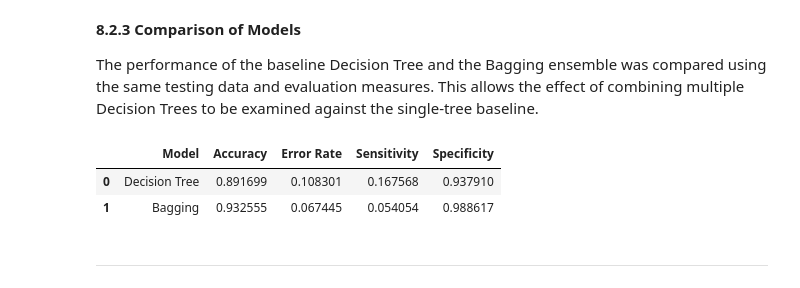
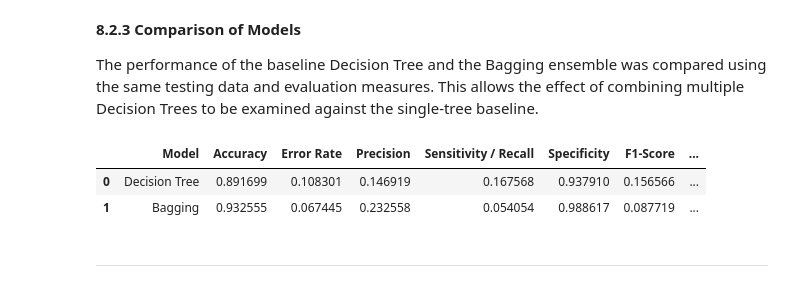
Before and after one commit to azhar-paraouty/vehicle-insurance-fraud-analysis, a Jupyter notebook: vehicle_insurance_fraud_analysis.ipynb, the cells around one changed output. Cells and saved outputs as stored; diff of their text form; code cells hidden in the pictures.

```diff
--- a/vehicle_insurance_fraud_analysis.ipynb
+++ b/vehicle_insurance_fraud_analysis.ipynb
@@ -1640,13 +1675,35 @@ TN, FP, FN, TP = cm_bagging.ravel()
 
 accuracy_bagging = (TP + TN) / (TP + TN + FP + FN)
 error_rate_bagging = (FP + FN) / (TP + TN + FP + FN)
-sensitivity_bagging = TP / (TP + FN)
+
+precision_bagging = TP / (TP + FP)
+
+sensitivity_bagging = TP / (TP + FN)  # Recall / Sensitivity
+
 specificity_bagging = TN / (TN + FP)
+
+f1_bagging = (2 * precision_bagging * sensitivity_bagging / (precision_bagging + sensitivity_bagging))
+
+false_positive_rate_bagging = FP / (FP + TN)
+
+false_negative_rate_bagging = FN / (FN + TP)
+
+
+print(f"True Positives (TP): {TP}")
+print(f"True Negatives (TN): {TN}")
+print(f"False Positives (FP): {FP}")
+print(f"False Negatives (FN): {FN}")
+
+print()
 
 print(f"Accuracy: {accuracy_bagging:.4f} ({accuracy_bagging * 100:.2f}%)")
 print(f"Error Rate: {error_rate_bagging:.4f} ({error_rate_bagging * 100:.2f}%)")
-print(f"Sensitivity: {sensitivity_bagging:.4f} ({sensitivity_bagging * 100:.2f}%)")
+print(f"Precision: {precision_bagging:.4f} ({precision_bagging * 100:.2f}%)")
+print(f"Sensitivity / Recall: {sensitivity_bagging:.4f} ({sensitivity_bagging * 100:.2f}%)")
 print(f"Specificity: {specificity_bagging:.4f} ({specificity_bagging * 100:.2f}%)")
+print(f"F1-Score: {f1_bagging:.4f} ({f1_bagging * 100:.2f}%)")
+print(f"False Positive Rate: {false_positive_rate_bagging:.4f} ({false_positive_rate_bagging * 100:.2f}%)")
+print(f"False Negative Rate: {false_negative_rate_bagging:.4f} ({false_negative_rate_bagging * 100:.2f}%)")
 # %% [output]
 [[2866   33]
  [ 175   10]]
@@ -1662,19 +1728,23 @@ The performance of the baseline Decision Tree and the Bagging ensemble was compa
 # %%
 # Compare Decision Tree and Bagging performance
 
 model_comparison = pd.DataFrame({
   "Model": ["Decision Tree", "Bagging"],
   "Accuracy": [accuracy_dt, accuracy_bagging],
   "Error Rate": [error_rate_dt, error_rate_bagging],
-  "Sensitivity": [sensitivity_dt, sensitivity_bagging],
-  "Specificity": [specificity_dt, specificity_bagging]
+  "Precision": [precision_dt, precision_bagging],
+  "Sensitivity / Recall": [sensitivity_dt, sensitivity_bagging],
+  "Specificity": [specificity_dt, specificity_bagging],
+  "F1-Score": [f1_dt, f1_bagging],
+  "False Positive Rate": [false_positive_rate_dt, false_positive_rate_bagging],
+  "False Negative Rate": [false_negative_rate_dt, false_negative_rate_bagging]
 })
 
 model_comparison
 # %% [output]
-|  | Model | Accuracy | Error Rate | Sensitivity | Specificity |
-| 0 | Decision Tree | 0.891699 | 0.108301 | 0.167568 | 0.937910 |
-| 1 | Bagging | 0.932555 | 0.067445 | 0.054054 | 0.988617 |
+|  | Model | Accuracy | Error Rate | Precision | Sensitivity / Recall | Specificity | F1-Score | ... |
+| 0 | Decision Tree | 0.891699 | 0.108301 | 0.146919 | 0.167568 | 0.937910 | 0.156566 | ... |
+| 1 | Bagging | 0.932555 | 0.067445 | 0.232558 | 0.054054 | 0.988617 | 0.087719 | ... |
 # %% [markdown]
 ---
 # %% [markdown]
```
Also changed, not shown: parts of 9 cells of this notebook, 1 other file.
